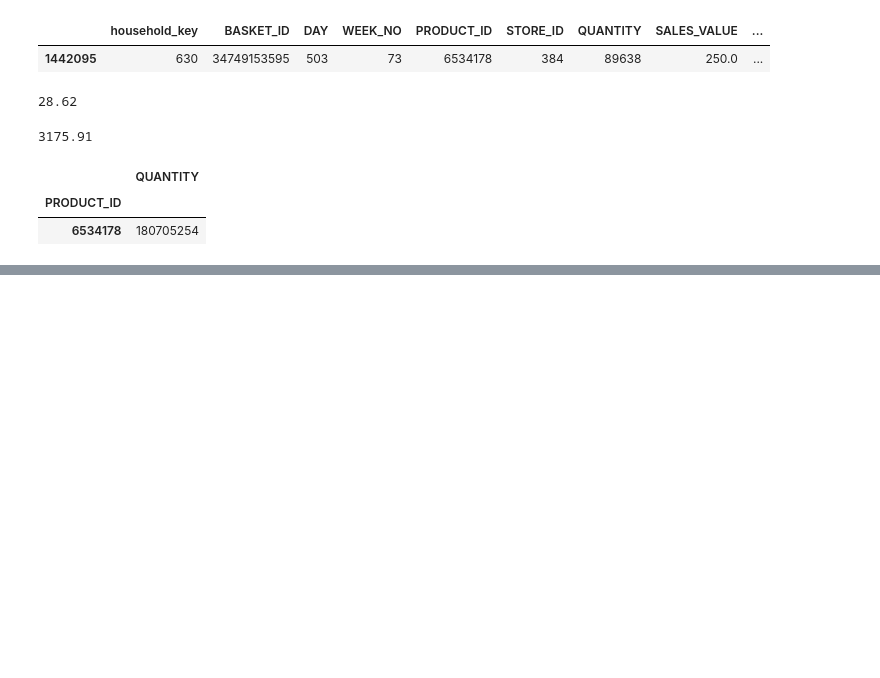
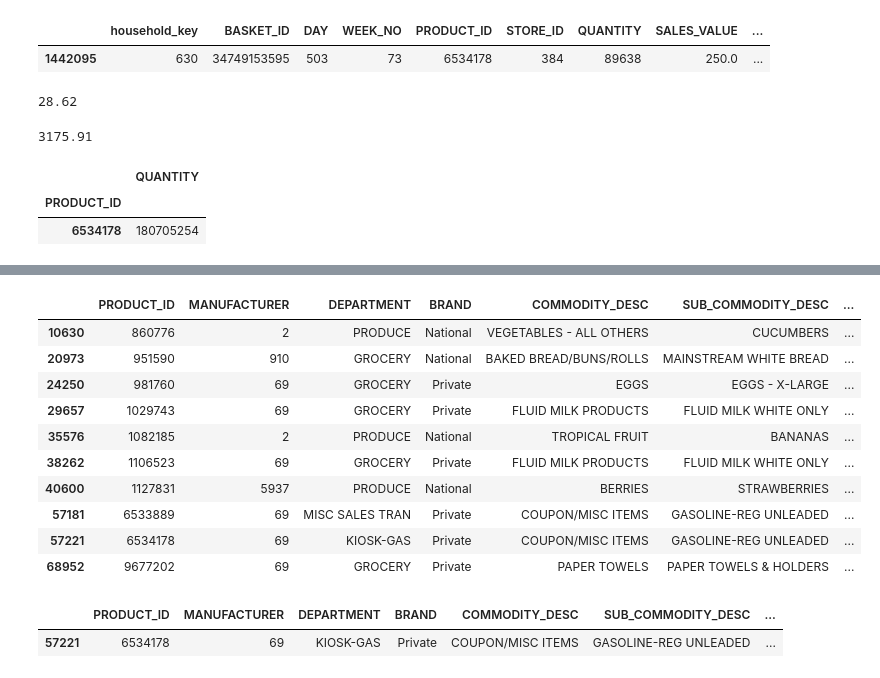
Before and after one commit to Mayar9/Mega_Market, a Jupyter notebook: Acquisition_target_data.ipynb, the cells around one changed output, grey strips where cells are left out. Cells and saved outputs as stored; diff of their text form; code cells hidden in the pictures; blank space fills up the shorter version.

```diff
--- a/Acquisition_target_data.ipynb
+++ b/Acquisition_target_data.ipynb
@@ -267,0 +426,5 @@ transactions_df.groupby('PRODUCT_ID')[['QUANTITY']].sum().sort_values('QUANTITY'
+# %%
+products = pd.read_csv(r'E:\Course Data Analysis with python (Maven Analytics)\Pandas+Course+Resources\Pandas Course Resources\project_data\product.csv',
+                       delimiter=',')
+
+products.head()
@@ -267,0 +438,35 @@ transactions_df.groupby('PRODUCT_ID')[['QUANTITY']].sum().sort_values('QUANTITY'
+# %%
+'''Look up the names of the  top 10 products by sales in the `products.csv` dataset'''
+top10_by_sales
+
+
+lookup_top10_products = transactions_df.query("household_key in @top10_by_sales.index").loc[:, "PRODUCT_ID"].value_counts().sort_values(ascending=False)[:10]
+lookup_top10_products
+
+
+products.query("PRODUCT_ID in @lookup_top10_products.index")
+# %% [output]
+|  | PRODUCT_ID | MANUFACTURER | DEPARTMENT | BRAND | COMMODITY_DESC | SUB_COMMODITY_DESC | ... |
+| 10630 | 860776 | 2 | PRODUCE | National | VEGETABLES - ALL OTHERS | CUCUMBERS | ... |
+| 20973 | 951590 | 910 | GROCERY | National | BAKED BREAD/BUNS/ROLLS | MAINSTREAM WHITE BREAD | ... |
+| 24250 | 981760 | 69 | GROCERY | Private | EGGS | EGGS - X-LARGE | ... |
+| 29657 | 1029743 | 69 | GROCERY | Private | FLUID MILK PRODUCTS | FLUID MILK WHITE ONLY | ... |
+| 35576 | 1082185 | 2 | PRODUCE | National | TROPICAL FRUIT | BANANAS | ... |
+| 38262 | 1106523 | 69 | GROCERY | Private | FLUID MILK PRODUCTS | FLUID MILK WHITE ONLY | ... |
+| 40600 | 1127831 | 5937 | PRODUCE | National | BERRIES | STRAWBERRIES | ... |
+| 57181 | 6533889 | 69 | MISC SALES TRAN | Private | COUPON/MISC ITEMS | GASOLINE-REG UNLEADED | ... |
+| 57221 | 6534178 | 69 | KIOSK-GAS | Private | COUPON/MISC ITEMS | GASOLINE-REG UNLEADED | ... |
+| 68952 | 9677202 | 69 | GROCERY | Private | PAPER TOWELS | PAPER TOWELS & HOLDERS | ... |
+# %%
+'''Look up the product name of the item that had the highest quantity sold in a single row.'''
+
+top10__by_quantity
+
+
+lookup2_top10_products = transactions_df.query("household_key in @top10__by_quantity.index").loc[:, "PRODUCT_ID"].value_counts().sort_values(ascending=False)[:10].index
+lookup2_top10_products
+
+products.query("PRODUCT_ID == @lookup2_top10_products[0]")
+# %% [output]
+|  | PRODUCT_ID | MANUFACTURER | DEPARTMENT | BRAND | COMMODITY_DESC | SUB_COMMODITY_DESC | ... |
+| 57221 | 6534178 | 69 | KIOSK-GAS | Private | COUPON/MISC ITEMS | GASOLINE-REG UNLEADED | ... |
```
Also changed, not shown: parts of 11 cells of this notebook.
